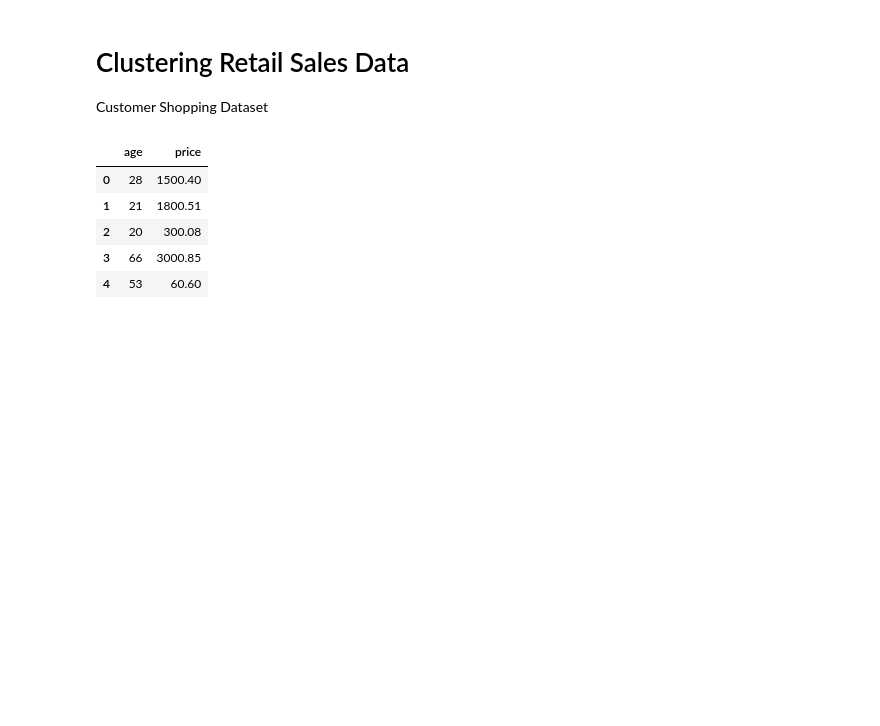
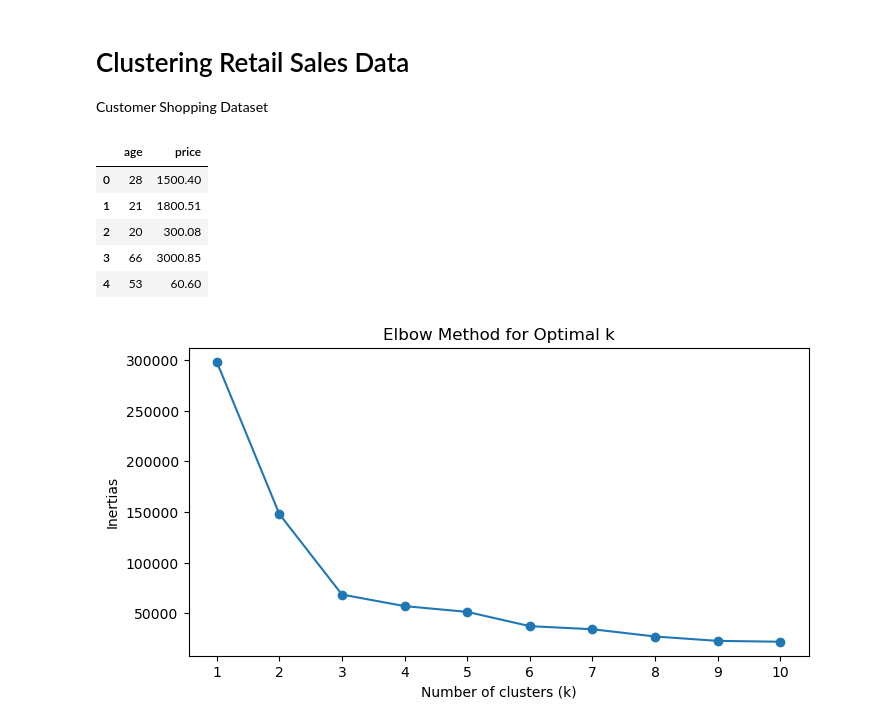
Before and after one commit to andrianarivo/clustering, a Jupyter notebook: kmeans.ipynb, the cells around one changed output. Drawn from its saved outputs; the diff is of its cells as text; code cells hidden in the pictures; blank space fills up the shorter version.

Commit message:
optimal k

```diff
--- a/kmeans.ipynb
+++ b/kmeans.ipynb
@@ -26,0 +25,15 @@ y_pred=kmeans.fit_predict(X)
+# %%
+k_range = range(1, 11)
+kmeans_per_k = [KMeans(n_clusters=k).fit(X) for k in k_range]
+# %%
+inertias = [model.inertia_ for model in kmeans_per_k]
+
+plt.figure(figsize=(8, 4))
+plt.plot(k_range, inertias, marker='o')
+plt.title('Elbow Method for Optimal k')
+plt.xlabel('Number of clusters (k)')
+plt.ylabel('Inertias')
+plt.xticks(k_range)
+plt.show()
+# %% [output]
+[figure, added]
```
Also changed, not shown: parts of 7 cells of this notebook.
